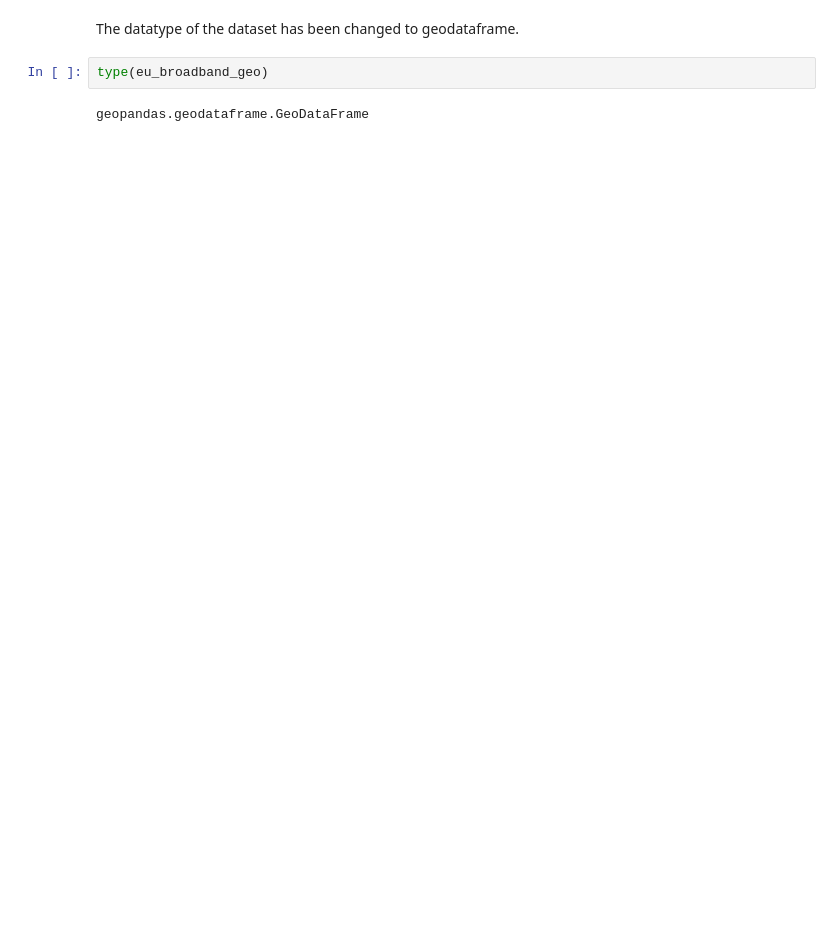
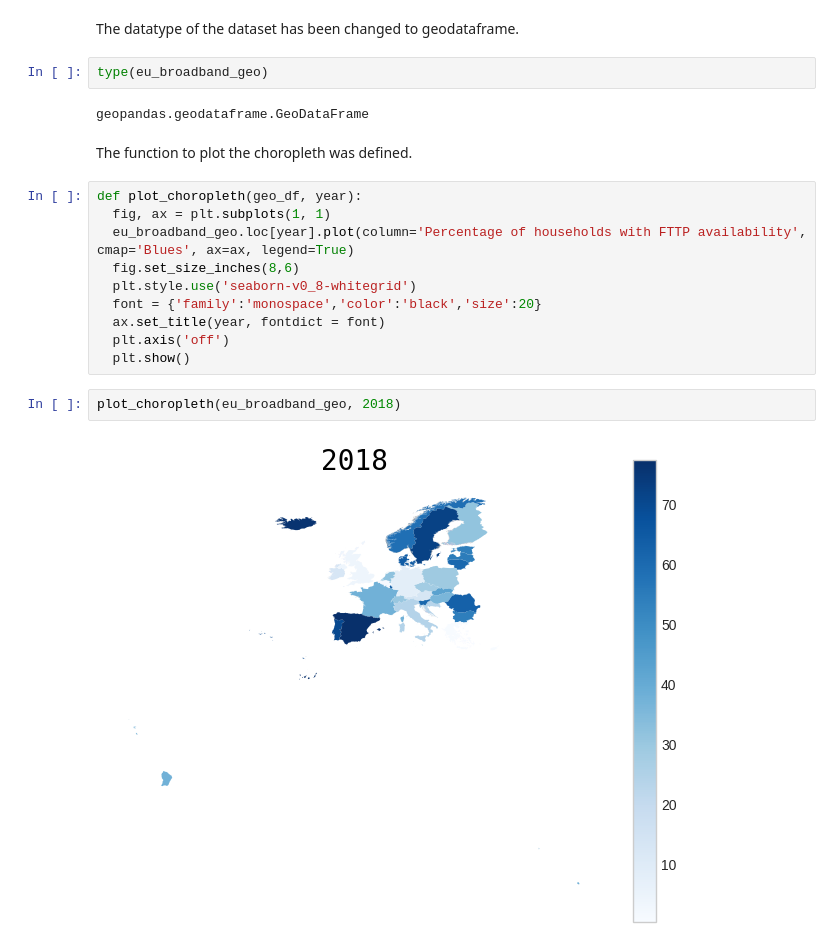
Before and after one commit to yuliiabosher/Fiber-optic-project, a Jupyter notebook: EU_historical_data.ipynb, the cells around one changed output. Drawn from its saved outputs; the diff is of its cells as text; blank space fills up the shorter version.

Commit message:
defined the function plot_choropleth() and called it

```diff
--- a/EU_historical_data.ipynb
+++ b/EU_historical_data.ipynb
@@ -321,3 +322,19 @@ The datatype of the dataset has been changed to geodataframe.
 type(eu_broadband_geo)
 # %% [output]
 geopandas.geodataframe.GeoDataFrame
+# %% [markdown]
+The function to plot the choropleth was defined.
+# %%
+def plot_choropleth(geo_df, year):
+  fig, ax = plt.subplots(1, 1)
+  eu_broadband_geo.loc[year].plot(column='Percentage of households with FTTP availability', cmap='Blues', ax=ax, legend=True)
+  fig.set_size_inches(8,6)
+  plt.style.use('seaborn-v0_8-whitegrid')
+  font = {'family':'monospace','color':'black','size':20}
+  ax.set_title(year, fontdict = font)
+  plt.axis('off')
+  plt.show()
+# %%
+plot_choropleth(eu_broadband_geo, 2018)
+# %% [output]
+[figure, added]
```
Also changed, not shown: parts of 6 cells of this notebook.
